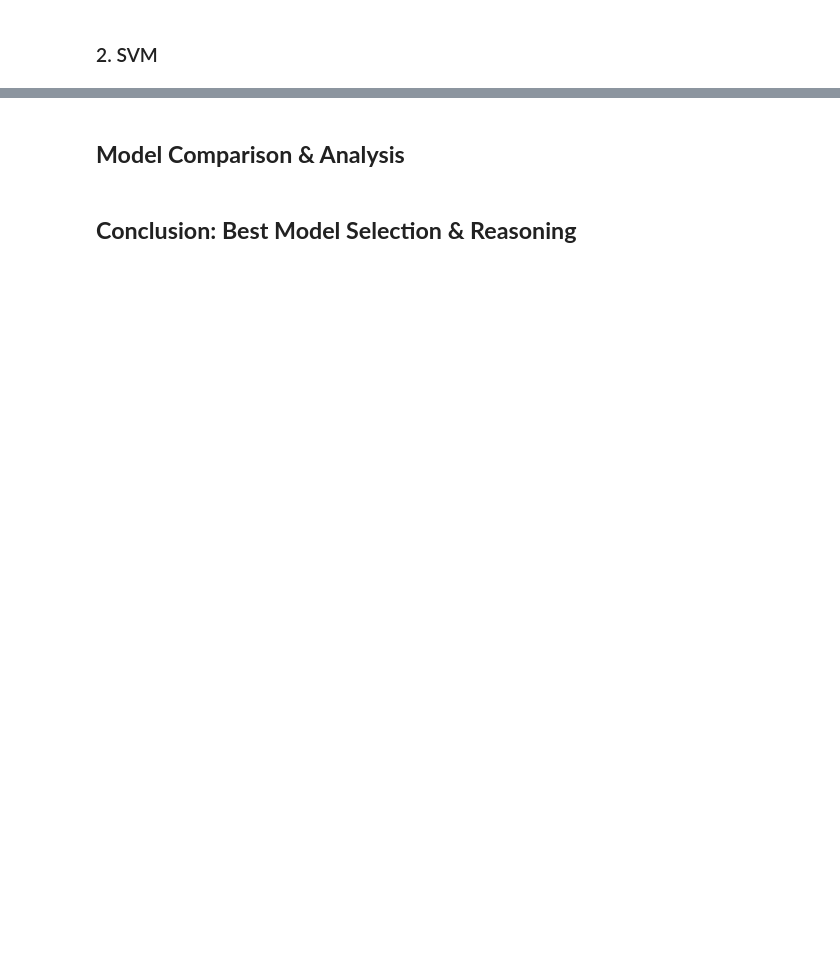
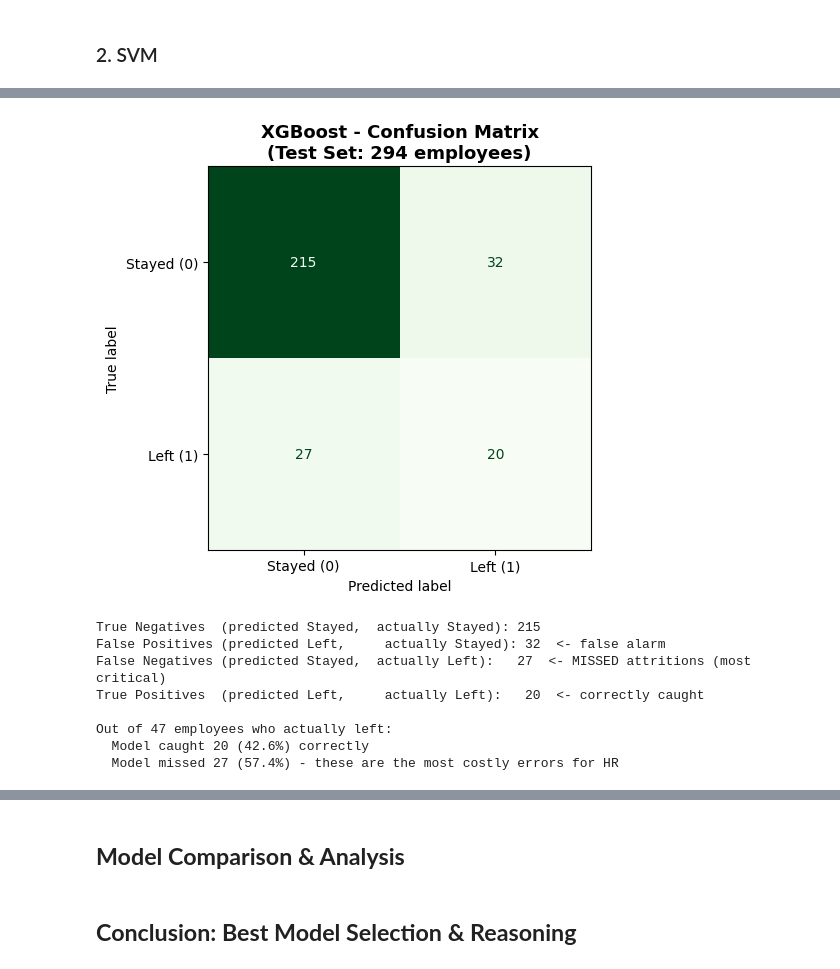
Before and after one commit to K0alaxy/SWE485-G2-Phase1, a Jupyter notebook: Phase1_Supervised_Learning.ipynb, the cells around one changed output, grey strips where cells are left out. Drawn from its saved outputs; the diff is of its cells as text; code cells hidden in the pictures; blank space fills up the shorter version.

```diff
--- a/Phase1_Supervised_Learning.ipynb
+++ b/Phase1_Supervised_Learning.ipynb
@@ -897,0 +1270,42 @@ print(top_neg[['Feature', 'Coefficient']].to_string(index=False))
+# %%
+# ── XGBOOST CONFUSION MATRIX HEATMAP ────────────────────────────────────
+
+# confusion_matrix() returns a 2x2 array: [[TN, FP], [FN, TP]]
+xgb_cm = confusion_matrix(y_test, y_pred_xgb)
+
+# .ravel() flattens the matrix into [TN, FP, FN, TP] for easy interpretation
+xgb_tn, xgb_fp, xgb_fn, xgb_tp = xgb_cm.ravel()
+
+fig, ax = plt.subplots(figsize=(7, 5))
+
+# ConfusionMatrixDisplay draws a color-coded grid with counts in each cell
+disp = ConfusionMatrixDisplay(
+    confusion_matrix=xgb_cm,
+    display_labels=['Stayed (0)', 'Left (1)']
+)
+disp.plot(ax=ax, colorbar=False, cmap='Greens')
+
+ax.set_title('XGBoost - Confusion Matrix\n(Test Set: 294 employees)',
+             fontsize=13, fontweight='bold')
+plt.tight_layout()
+plt.savefig('Supervised_Learning/plots/xgb_confusion_matrix.png', dpi=150, bbox_inches='tight')
+plt.show()
+
+print(f'True Negatives  (predicted Stayed,  actually Stayed): {xgb_tn}')
+print(f'False Positives (predicted Left,     actually Stayed): {xgb_fp}  <- false alarm')
+print(f'False Negatives (predicted Stayed,  actually Left):   {xgb_fn}  <- MISSED attritions (most critical)')
+print(f'True Positives  (predicted Left,     actually Left):   {xgb_tp}  <- correctly caught')
+
+print(f'\nOut of {xgb_fn + xgb_tp} employees who actually left:')
+print(f'  Model caught {xgb_tp} ({xgb_tp/(xgb_fn + xgb_tp)*100:.1f}%) correctly')
+print(f'  Model missed {xgb_fn} ({xgb_fn/(xgb_fn + xgb_tp)*100:.1f}%) - these are the most costly errors for HR')
+# %% [output]
+[figure, added]
+True Negatives  (predicted Stayed,  actually Stayed): 215
+False Positives (predicted Left,     actually Stayed): 32  <- false alarm
+False Negatives (predicted Stayed,  actually Left):   27  <- MISSED attritions (most critical)
+True Positives  (predicted Left,     actually Left):   20  <- correctly caught
+
+Out of 47 employees who actually left:
+  Model caught 20 (42.6%) correctly
+  Model missed 27 (57.4%) - these are the most costly errors for HR
```
Also changed, not shown: parts of 56 cells of this notebook, 11 other files.
